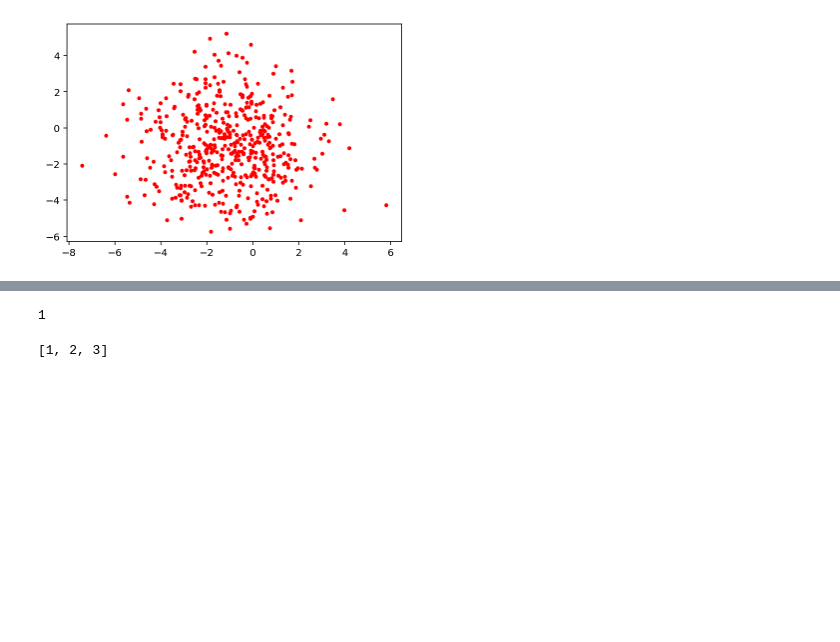
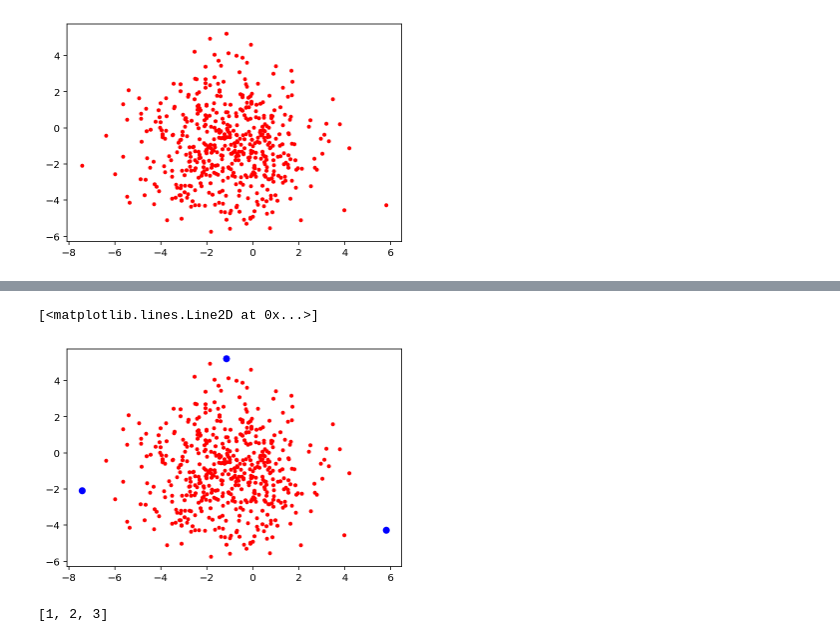
Before and after one commit to MUIC-Numerical-Methods-2018/Exercise08, a Jupyter notebook: Exercise 07 Monte Carlo.ipynb, the cells around one changed output, grey strips where cells are left out. Drawn from its saved outputs; the diff is of its cells as text; code cells hidden in the pictures; blank space fills up the shorter version.

```diff
--- a/Exercise 07 Monte Carlo.ipynb
+++ b/Exercise 07 Monte Carlo.ipynb
@@ -149,11 +146,16 @@ answer = hill_climbing(random_answer(), 10000)
 # %%
 np.random.seed(13)
 n = 500
 x = np.random.randn(n)*2-1
 y = np.random.randn(n)*2-1
 plt.plot(x,y,'.r')
+c1, c2, c3 = answer
+plt.plot(x[c1],y[c1],'ob')
+plt.plot(x[c2],y[c2],'ob')
+plt.plot(x[c3],y[c3],'ob')
 # %% [output]
-1
+[<matplotlib.lines.Line2D at 0x...>]
+[figure, added]
 # %%
 t = [1,2,3]
 ts = t.copy()
```
Also changed, not shown: parts of 4 cells of this notebook.
